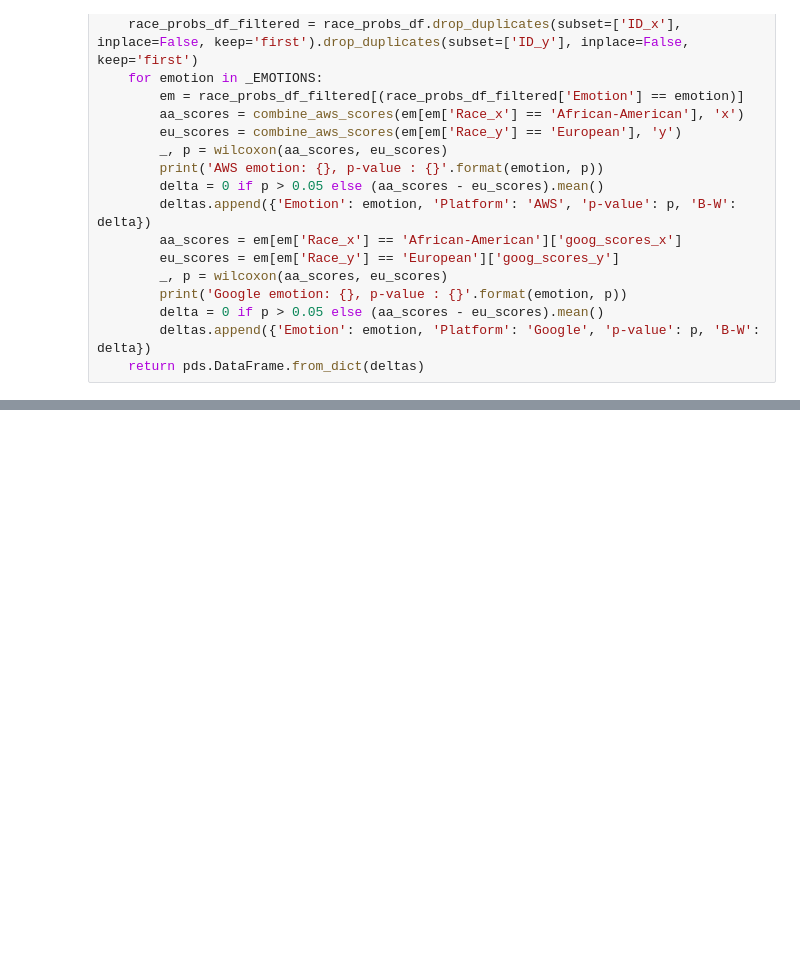
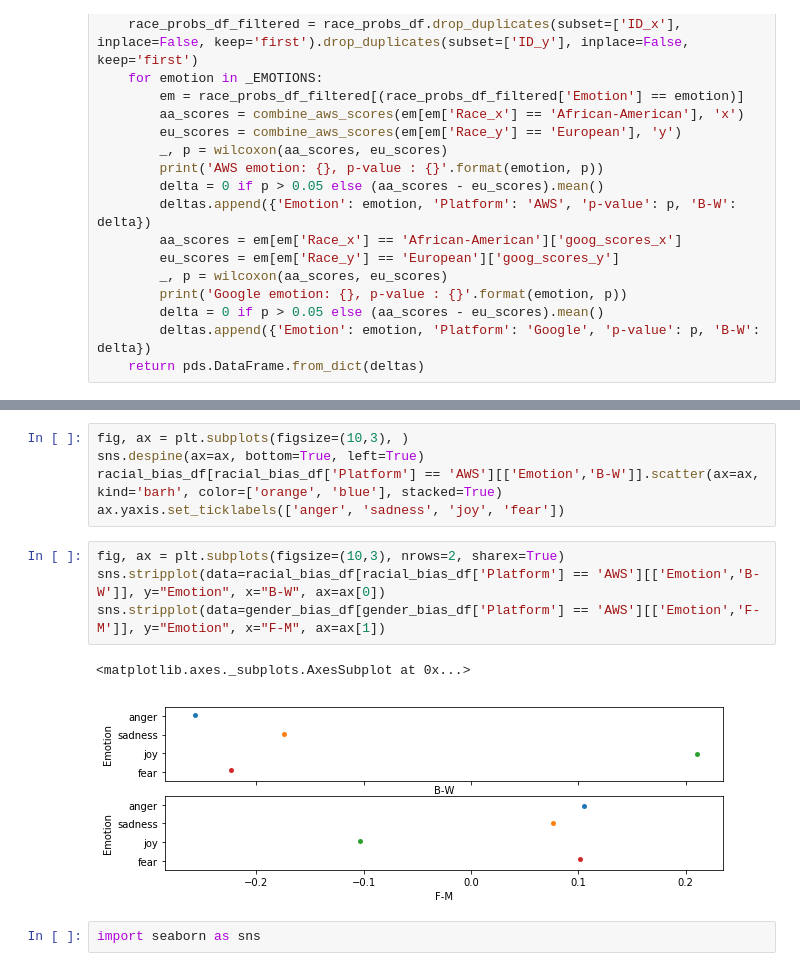
Before and after one commit to charlescearl/EquityInSentiment, a Jupyter notebook: Evaluate Sentiment Bias.ipynb, the cells around one changed output, grey strips where cells are left out. Saved outputs shown, nothing was run; the diff lists cells and outputs as text; blank space fills up the shorter version.

```diff
--- a/Evaluate Sentiment Bias.ipynb
+++ b/Evaluate Sentiment Bias.ipynb
@@ -125,0 +138,14 @@ Google emotion: fear, p-value : 0.026943676888349928
+# %%
+fig, ax = plt.subplots(figsize=(10,3), )
+sns.despine(ax=ax, bottom=True, left=True)
+racial_bias_df[racial_bias_df['Platform'] == 'AWS'][['Emotion','B-W']].scatter(ax=ax, kind='barh', color=['orange', 'blue'], stacked=True)
+ax.yaxis.set_ticklabels(['anger', 'sadness', 'joy', 'fear'])
+# %%
+fig, ax = plt.subplots(figsize=(10,3), nrows=2, sharex=True)
+sns.stripplot(data=racial_bias_df[racial_bias_df['Platform'] == 'AWS'][['Emotion','B-W']], y="Emotion", x="B-W", ax=ax[0])
+sns.stripplot(data=gender_bias_df[gender_bias_df['Platform'] == 'AWS'][['Emotion','F-M']], y="Emotion", x="F-M", ax=ax[1])
+# %% [output]
+<matplotlib.axes._subplots.AxesSubplot at 0x...>
+[figure, added]
+# %%
+import seaborn as sns
```
Also changed, not shown: parts of 20 cells of this notebook.
